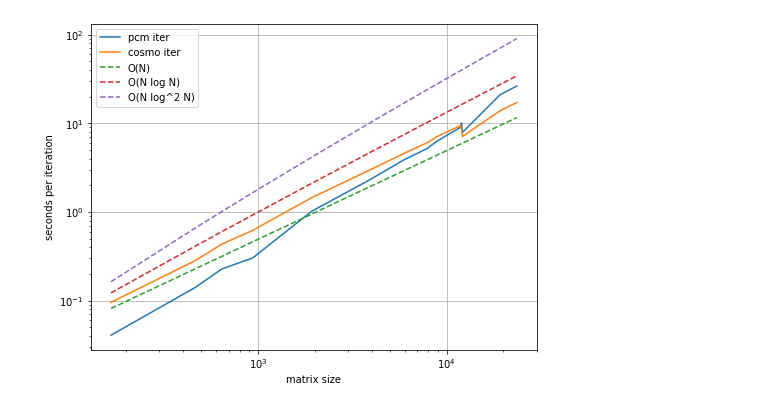
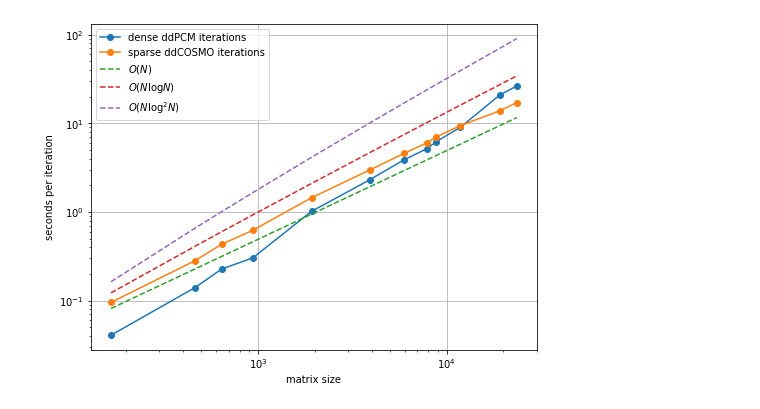
Before and after one commit to Muxas/ddPCM, a Jupyter notebook: input_amber/plot.ipynb, the cells around one changed output. Saved outputs shown, nothing was run; the diff lists cells and outputs as text; code cells hidden in the pictures.

```diff
--- a/input_amber/plot.ipynb
+++ b/input_amber/plot.ipynb
@@ -30,13 +30,13 @@ for t in tests:
     with open(t+".out") as fd:
         lines = fd.readlines()
     y_eps.append(float(lines[0].split()[-1]))
-    y_en.append(float(lines[1].split()[-1]))
-    y.append(float(lines[2].split()[-1]))
+    y_en.append(float(lines[2].split()[-1]))
+    y.append(float(lines[3].split()[-1]))
     with open(t+".fmm") as fd:
         lines = fd.readlines()
     z_eps.append(float(lines[0].split()[-1]))
-    z_en.append(float(lines[1].split()[-1]))
-    z.append(float(lines[2].split()[-1]))
+    z_en.append(float(lines[2].split()[-1]))
+    z.append(float(lines[3].split()[-1]))
 #print(x)
 order = np.argsort(x)
 x = np.array(x)[order]
@@ -140,16 +166,16 @@ plt.savefig(folder+"/ddpcm_fmm_iters.pdf")
 # %%
 fig = plt.figure(figsize=(8,6))
-plt.loglog(x, y_pcm_time/y_pcm_iters, label="pcm iter")
-plt.loglog(x, y_cosmo_time/y_cosmo_iters, label="cosmo iter")
-plt.loglog(x, x/x[0]*y_pcm_time[0]/y_pcm_iters[0]*2, label="O(N)", linestyle="--")
-plt.loglog(x, x*np.log(x)/x[0]/np.log(x[0])*y_pcm_time[0]/y_pcm_iters[0]*3, label="O(N log N)",
+plt.loglog(x, y_pcm_time/y_pcm_iters, label="dense ddPCM iterations", marker="o")
+plt.loglog(x, y_cosmo_time/y_cosmo_iters, label="sparse ddCOSMO iterations", marker="o")
+plt.loglog(x, x/x[0]*y_pcm_time[0]/y_pcm_iters[0]*2, label="$O(N)$", linestyle="--")
+plt.loglog(x, x*np.log(x)/x[0]/np.log(x[0])*y_pcm_time[0]/y_pcm_iters[0]*3, label="$O(N \log{N})$",
            linestyle="--")
-plt.loglog(x, x*np.log(x)**2/x[0]/np.log(x[0])**2*y_pcm_time[0]/y_pcm_iters[0]*4, label="O(N log^2 N)",
+plt.loglog(x, x*np.log(x)**2/x[0]/np.log(x[0])**2*y_pcm_time[0]/y_pcm_iters[0]*4, label="$O(N \log^2{N})$",
            linestyle="--")
 plt.xlabel("matrix size")
 plt.ylabel("seconds per iteration")
 plt.legend()
 plt.grid()
 plt.savefig(folder+"/ddpcm_fmm_time_iter.pdf")
 # %% [output]
-[figure, old version]
+[figure, new version]
```
Also changed, not shown: parts of 6 cells of this notebook, 4 other files.
